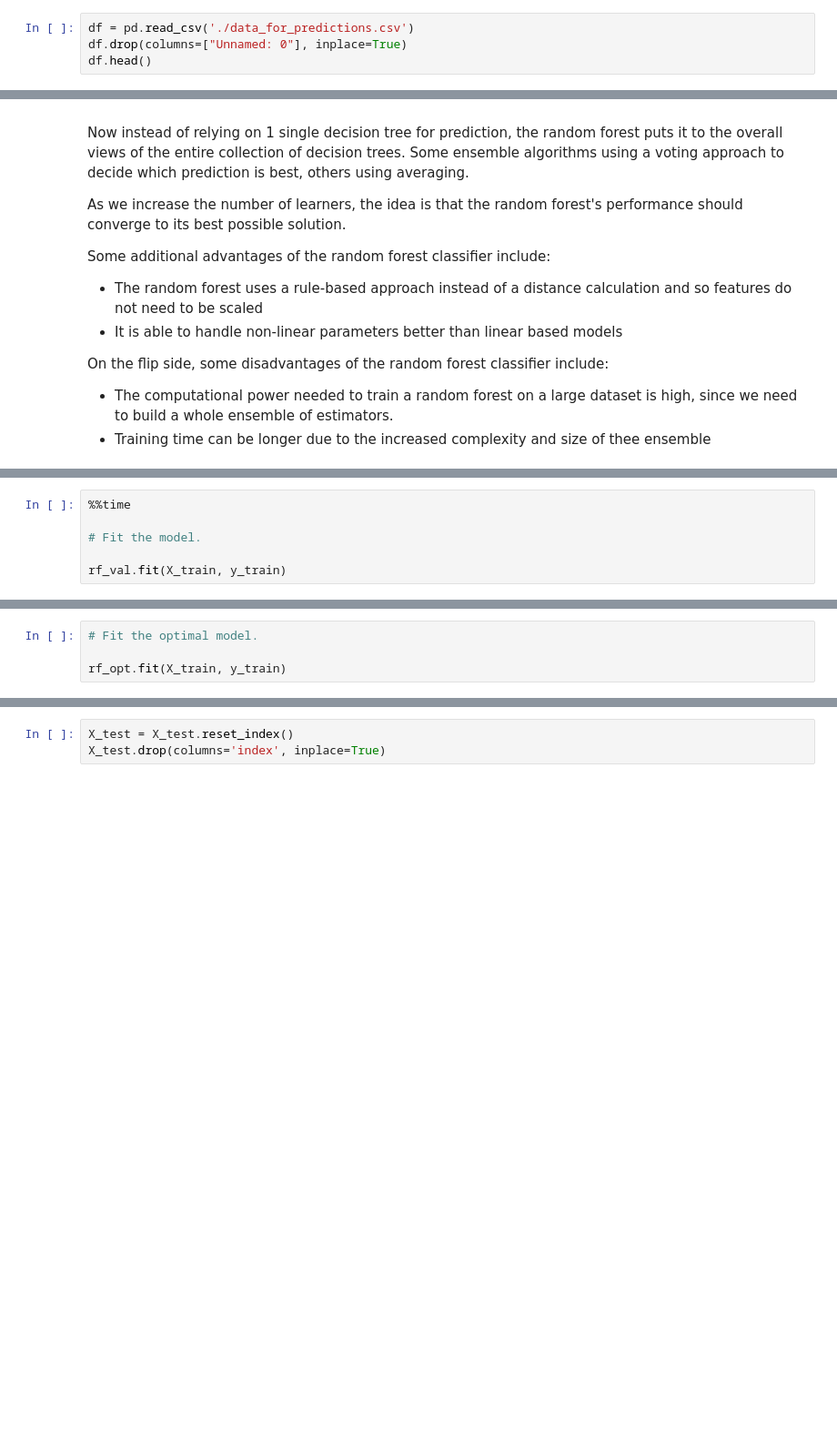
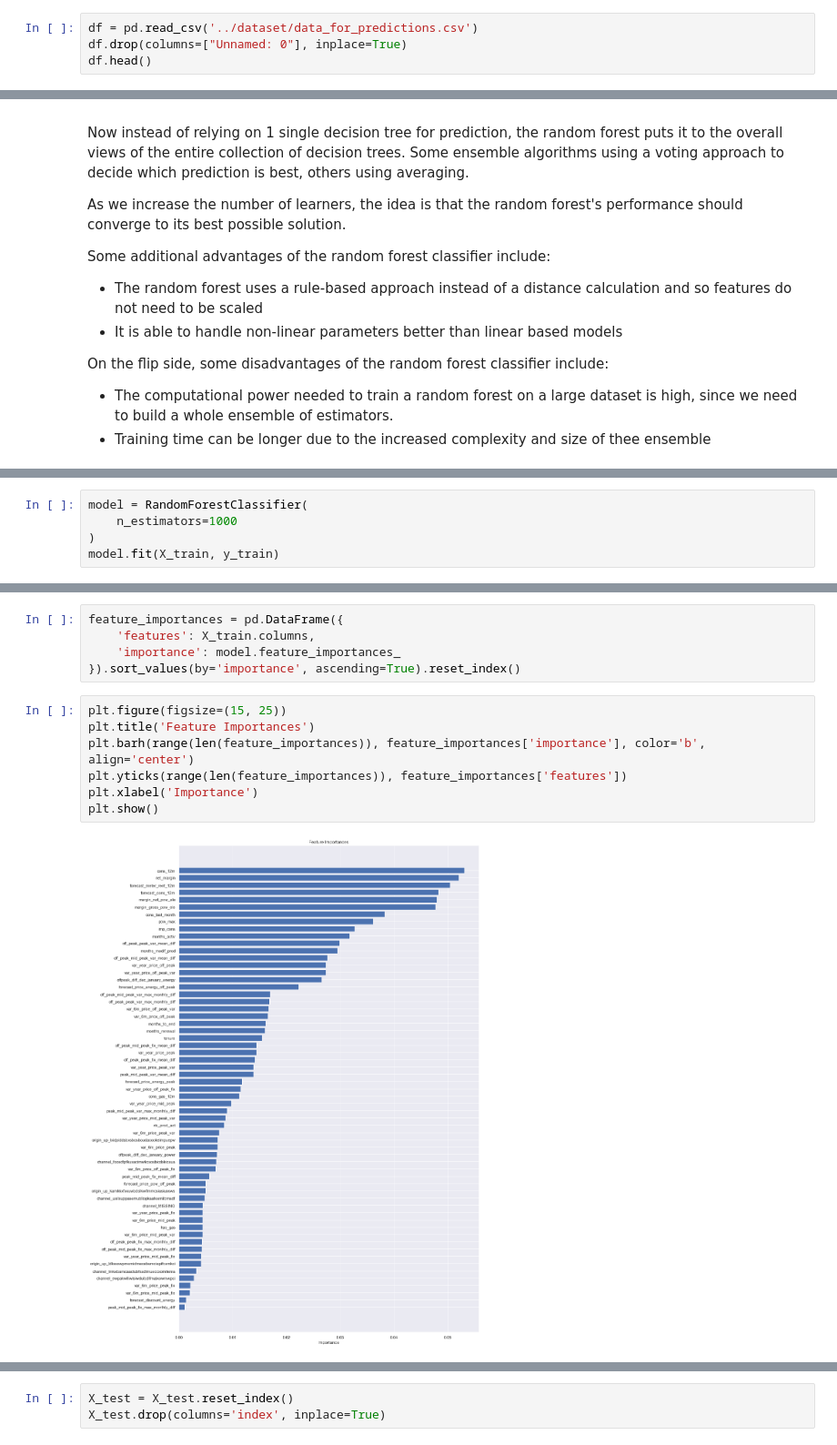
Before and after one commit to AyazRao/BCG-X-Data-Science-Project, a Jupyter notebook: notebooks/Task 4 - modeling_starter.ipynb, the cells around one changed output, grey strips where cells are left out. Shown: that part at 91% size. Saved outputs shown, nothing was run; the diff lists cells and outputs as text; blank space fills up the shorter version.

```diff
--- a/notebooks/Task 4 - modeling_starter.ipynb
+++ b/notebooks/Task 4 - modeling_starter.ipynb
@@ -29,7 +29,7 @@ sns.set(color_codes=True)
 ---
 ## 2. Load data
 # %%
-df = pd.read_csv('./data_for_predictions.csv')
+df = pd.read_csv('../dataset/data_for_predictions.csv')
 df.drop(columns=["Unnamed: 0"], inplace=True)
 df.head()
 # %% [output]
@@ -147,7 +104,6 @@ rf_val = GridSearchCV(model, cv_params, cv=custom_split, refit='f1', n_jobs = -1
 # %%
-%%time
-
-# Fit the model.
-
-rf_val.fit(X_train, y_train)
+model = RandomForestClassifier(
+    n_estimators=1000
+)
+model.fit(X_train, y_train)
 # %% [output]
@@ -180,4 +110,0 @@ rf_opt = RandomForestClassifier(n_estimators = 1000, max_depth = 50,
-# %%
-# Fit the optimal model.
-
-rf_opt.fit(X_train, y_train)
@@ -208,0 +181,14 @@ No because the F1 score is just 6.3% which very very low
+# %%
+feature_importances = pd.DataFrame({
+    'features': X_train.columns,
+    'importance': model.feature_importances_
+}).sort_values(by='importance', ascending=True).reset_index()
+# %%
+plt.figure(figsize=(15, 25))
+plt.title('Feature Importances')
+plt.barh(range(len(feature_importances)), feature_importances['importance'], color='b', align='center')
+plt.yticks(range(len(feature_importances)), feature_importances['features'])
+plt.xlabel('Importance')
+plt.show()
+# %% [output]
+[figure, added]
```
Also changed, not shown: parts of 26 cells of this notebook, 10 other files.
